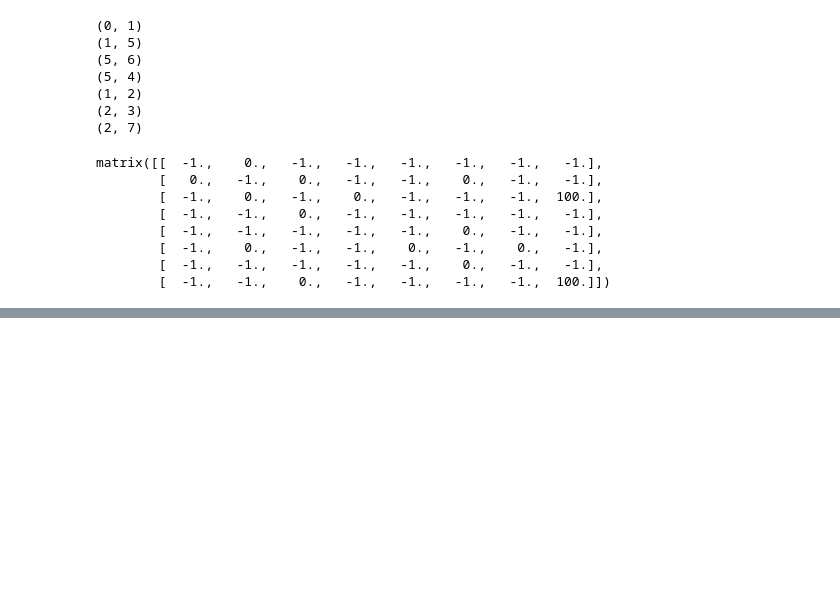
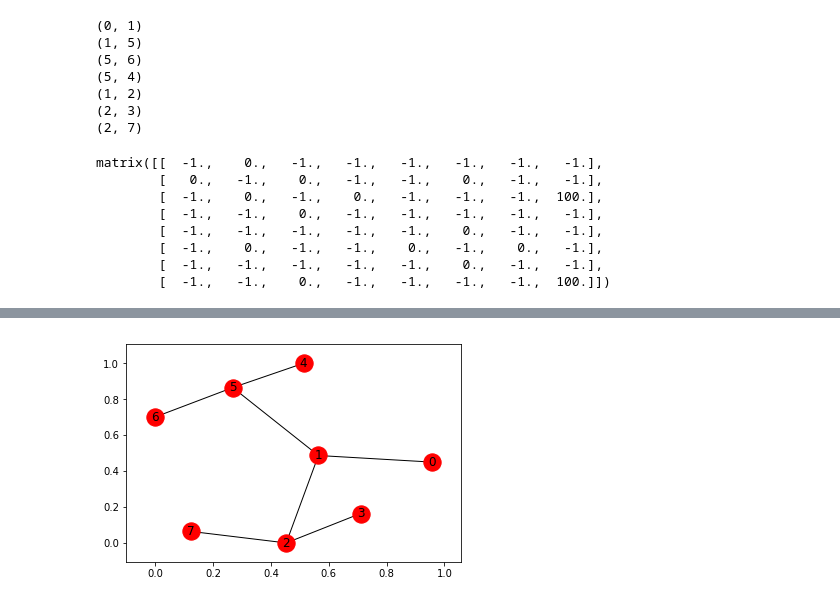
Before and after one commit to Columbia-Intro-Data-Science/APMAE4990-, a Jupyter notebook: notebooks/Reinforcement Learning.ipynb, the cells around one changed output, grey strips where cells are left out. Drawn from its saved outputs; the diff is of its cells as text; code cells hidden in the pictures; blank space fills up the shorter version.

Commit message:
added new plots

```diff
--- a/notebooks/Reinforcement Learning.ipynb
+++ b/notebooks/Reinforcement Learning.ipynb
@@ -60,0 +105,12 @@ matrix([[  -1.,    0.,   -1.,   -1.,   -1.,   -1.,   -1.,   -1.],
+# %%
+import networkx as nx
+points_list = [(0,1), (1,5), (5,6), (5,4), (1,2), (2,3), (2,7)]
+G=nx.Graph()
+G.add_edges_from(points_list)
+pos = nx.spring_layout(G)
+nx.draw_networkx_nodes(G,pos)
+nx.draw_networkx_edges(G,pos)
+nx.draw_networkx_labels(G,pos)
+plt.show()
+# %% [output]
+[figure, added]
```
Also changed, not shown: parts of 17 cells of this notebook.
